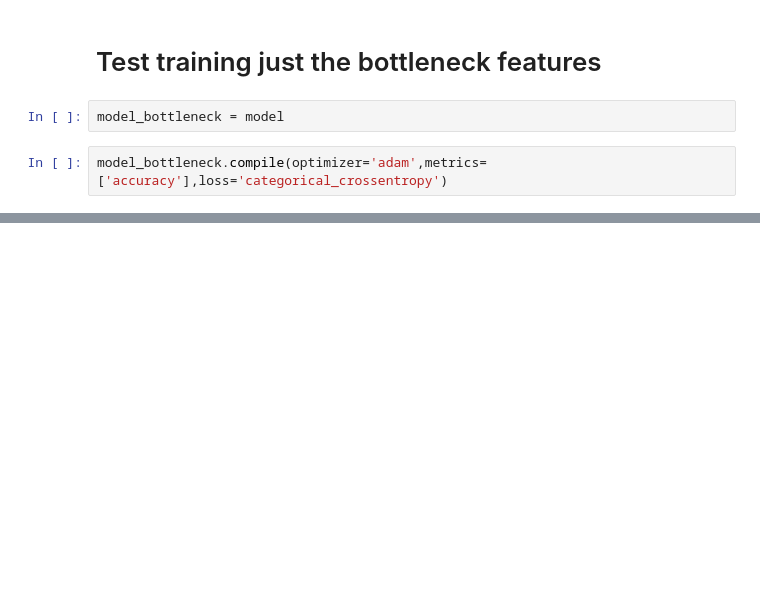
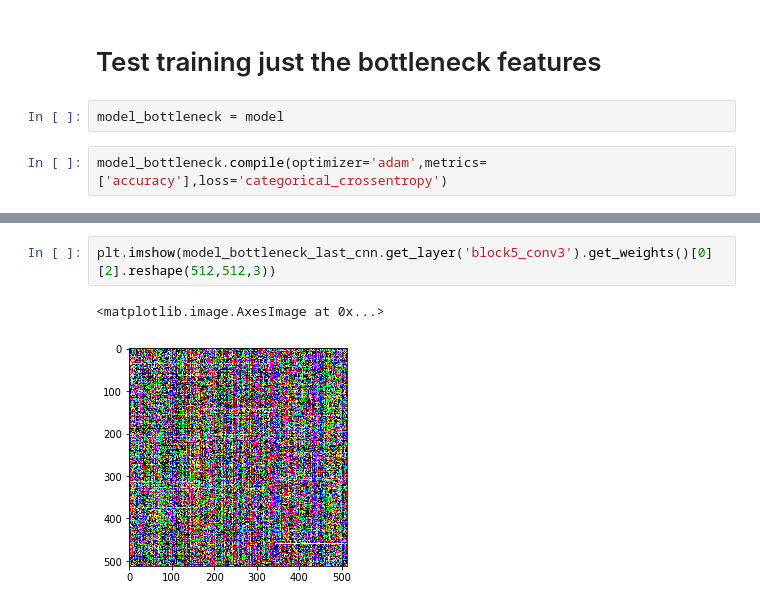
Before and after one commit to jonhilgart22/kaggle-cervical-cancer, a Jupyter notebook: EDA_&_transfer_learning.ipynb, the cells around one changed output, grey strips where cells are left out. Cells and saved outputs as stored; diff of their text form; blank space fills up the shorter version.

```diff
--- a/EDA_&_transfer_learning.ipynb
+++ b/EDA_&_transfer_learning.ipynb
@@ -290,0 +667,5 @@ model_bottleneck.save_weights("weights/model_bottleneck.h5")
+# %%
+plt.imshow(model_bottleneck_last_cnn.get_layer('block5_conv3').get_weights()[0][2].reshape(512,512,3))
+# %% [output]
+<matplotlib.image.AxesImage at 0x...>
+[figure, added]
```
Also changed, not shown: parts of 37 cells of this notebook, 4 other files.
